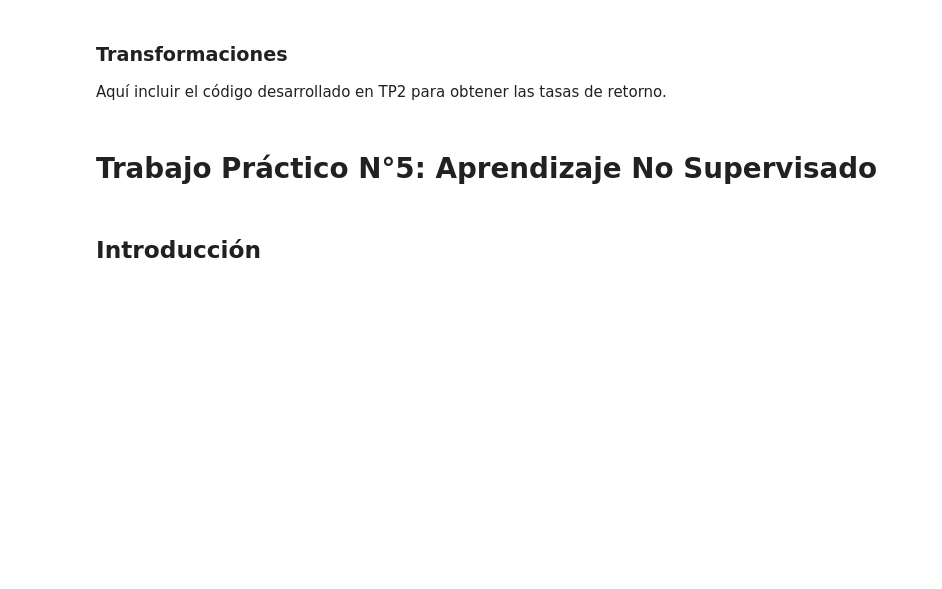
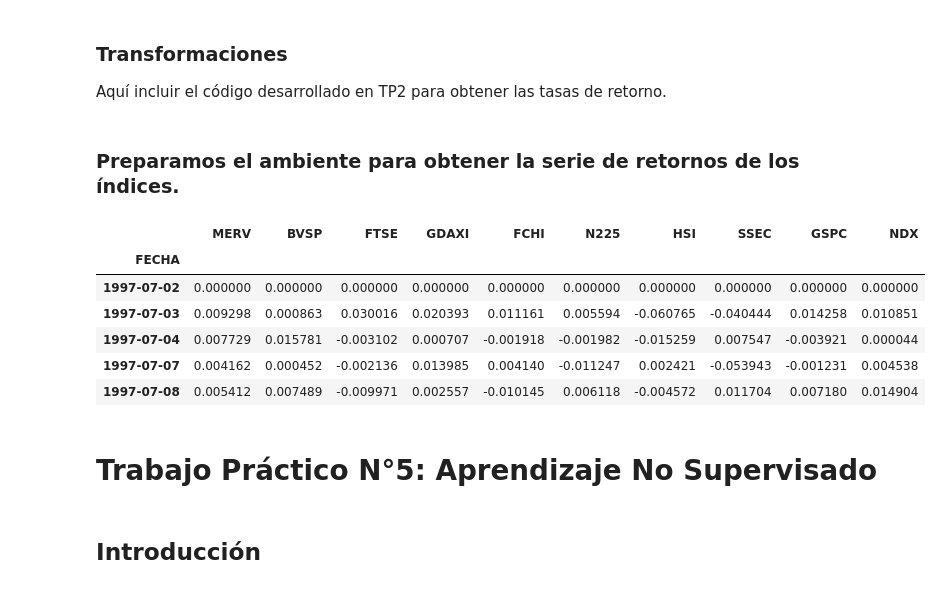
Before and after one commit to Martin317/mentoria-prediccion-indices-financieros, a Jupyter notebook: TP5AprendizajeNoSupervisado/EnunciadoTP5AprendizajeNoSupervisado.ipynb, the cells around one changed output. Cells and saved outputs as stored; diff of their text form; code cells hidden in the pictures; blank space fills up the shorter version.

```diff
--- a/TP5AprendizajeNoSupervisado/EnunciadoTP5AprendizajeNoSupervisado.ipynb
+++ b/TP5AprendizajeNoSupervisado/EnunciadoTP5AprendizajeNoSupervisado.ipynb
@@ -15,7 +18,7 @@ import seaborn as sb
 # %% [markdown]
 ### Carga del dataset
 # %%
-df = pd.read_csv("../dataset.csv", index_col=0, parse_dates=True, dayfirst= True)
+df = pd.read_csv("./inputs/dataset.csv", index_col=0, parse_dates=True, dayfirst= True)
 df.head()
 # %% [output]
 |  | MERV | BVSP | GSPC | NDX | FTSE | GDAXI | FCHI | N225 | HSI | SSEC | BSESN | ... |
@@ -29,3 +32,5 @@ df.head()
 ### Transformaciones
 
 Aquí incluir el código desarrollado en TP2 para obtener las tasas de retorno.
+# %% [markdown]
+### Preparamos el ambiente para obtener la serie de retornos de los índices.
@@ -32,3 +63,37 @@ Aquí incluir el código desarrollado en TP2 para obtener las tasas de retorno.
+# %%
+df = df_interpolate.copy()
+# %%
+cepo_1 = (df.index >= '2011-10-28') & (df.index <= '2015-12-16')
+cepo_2 = (df.index >= '2019-09-01') & (df.index <= '2020-05-08')
+cepo = (cepo_1 | cepo_2)
+df['DEXARUS'][cepo] = df['DOLAR_BLUE']
+
+df_us = pd.DataFrame(index=df.index)
+df_us['MERV'] = df['MERV'] / df['DEXARUS'] # Divido porque el par esta en X/US
+df_us['BVSP'] = df['BVSP'] / df['DEXBZUS']
+df_us['FTSE'] = df['FTSE'] * df['DEXUSUK'] # Multiplico porque el par esta en US/X
+df_us['GDAXI'] = df['GDAXI'] * df['DEXUSEU']
+df_us['FCHI'] = df['FCHI'] * df['DEXUSEU']
+df_us['N225'] = df['N225'] / df['DEXJPUS']
+df_us['HSI'] = df['HSI'] / df['DEXHKUS']
+df_us['SSEC'] = df['SSEC'] / df['DEXCHUS']
+# df_us['BSESNUS'] = df['BSESN'] / df['DEX?'] Falta el DEX de rupias indias?
+
+#A continuación agregamos los índices GSPC y NDX.
+df_us['GSPC'] = df['GSPC']
+df_us['NDX'] = df['NDX']
+# %%
+df_ret = df_us.pct_change().replace(np.nan,0)
+
+df_ret.head()
+# %% [output]
+|  | MERV | BVSP | FTSE | GDAXI | FCHI | N225 | HSI | SSEC | GSPC | NDX |
+| FECHA |  |  |  |  |  |  |  |  |  |  |
+| 1997-07-02 | 0.000000 | 0.000000 | 0.000000 | 0.000000 | 0.000000 | 0.000000 | 0.000000 | 0.000000 | 0.000000 | 0.000000 |
+| 1997-07-03 | 0.009298 | 0.000863 | 0.030016 | 0.020393 | 0.011161 | 0.005594 | -0.060765 | -0.040444 | 0.014258 | 0.010851 |
+| 1997-07-04 | 0.007729 | 0.015781 | -0.003102 | 0.000707 | -0.001918 | -0.001982 | -0.015259 | 0.007547 | -0.003921 | 0.000044 |
+| 1997-07-07 | 0.004162 | 0.000452 | -0.002136 | 0.013985 | 0.004140 | -0.011247 | 0.002421 | -0.053943 | -0.001231 | 0.004538 |
+| 1997-07-08 | 0.005412 | 0.007489 | -0.009971 | 0.002557 | -0.010145 | 0.006118 | -0.004572 | 0.011704 | 0.007180 | 0.014904 |
 # %% [markdown]
 # Trabajo Práctico N°5: Aprendizaje No Supervisado
 # %% [markdown]
```
Also changed, not shown: parts of 26 cells of this notebook.
